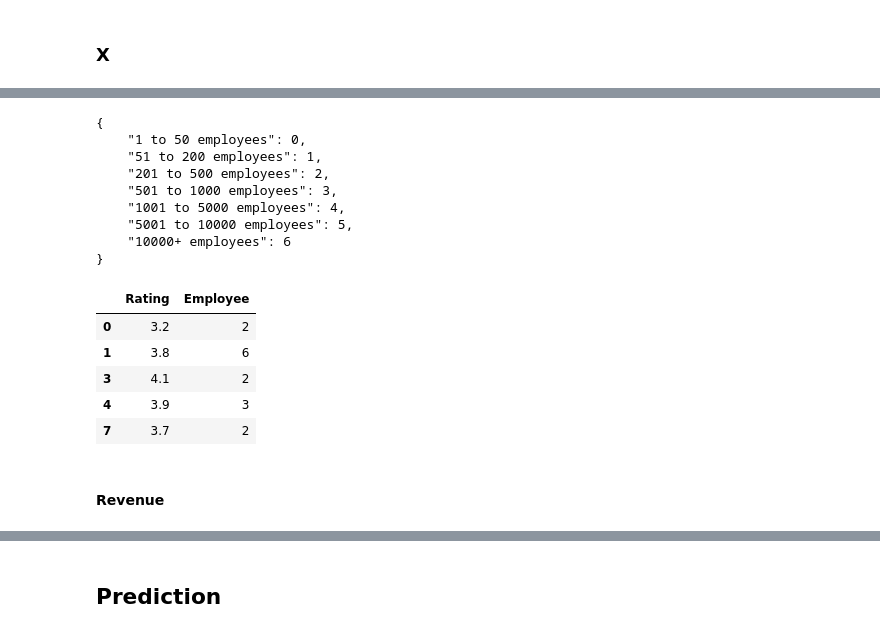
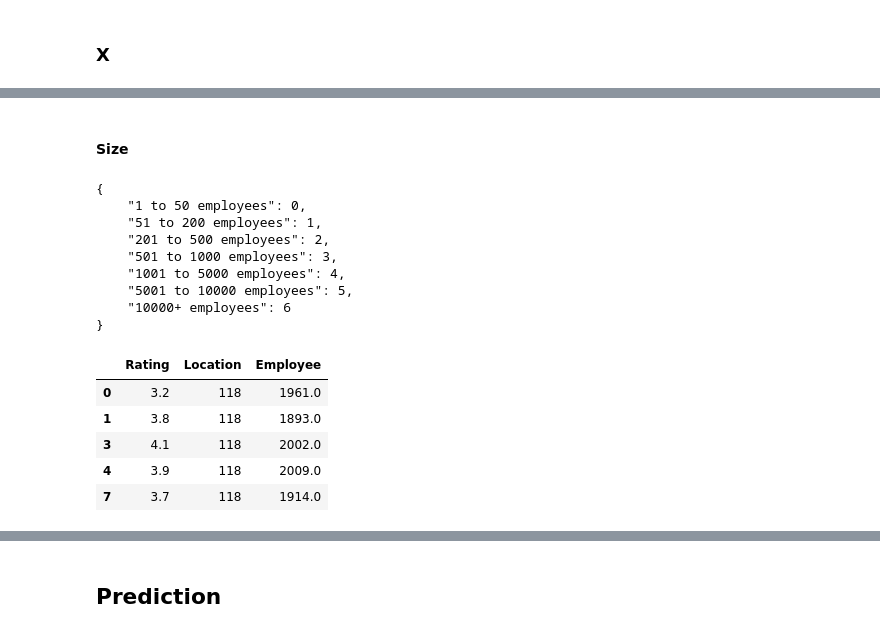
Before and after one commit to xiaoming857/data_analyst_jobs_analysis, a Jupyter notebook: main.ipynb, the cells around one changed output, grey strips where cells are left out. Cells and saved outputs as stored; diff of their text form; code cells hidden in the pictures.

```diff
--- a/main.ipynb
+++ b/main.ipynb
@@ -198,0 +200,9 @@ x.head()
+# %%
+# Location
+locations = np.sort(df[df.columns[3]].unique())
+replacement_index = {}
+for i in range(len(locations)):
+    replacement_index[locations[i]] = i
+x['Location'] = df[df.columns[3]].replace(replacement_index)
+print(json.dumps(replacement_index, indent=4))
+x.head()
@@ -199,28 +233,28 @@ x.head()
+# %% [markdown]
+#### Size
 # %%
 # Size
 sizes = list(df[df.columns[5]].unique())
 sizes.sort(key=lambda x: int(re.findall('\d+', x)[0]))
 replacement_index = {}
 for i in range(len(sizes)):
     replacement_index[sizes[i]] = i
-x['Employee'] = df[df.columns[5]].replace(replacement_index)
+x['Employee'] = df[df.columns[6]].replace(replacement_index)
 print(json.dumps(replacement_index, indent=4))
 x.head()
 # %% [output]
 {
     "1 to 50 employees": 0,
     "51 to 200 employees": 1,
     "201 to 500 employees": 2,
     "501 to 1000 employees": 3,
     "1001 to 5000 employees": 4,
     "5001 to 10000 employees": 5,
     "10000+ employees": 6
 }
-|  | Rating | Employee |
-| 0 | 3.2 | 2 |
-| 1 | 3.8 | 6 |
-| 3 | 4.1 | 2 |
-| 4 | 3.9 | 3 |
-| 7 | 3.7 | 2 |
+|  | Rating | Location | Employee |
+| 0 | 3.2 | 118 | 1961.0 |
+| 1 | 3.8 | 118 | 1893.0 |
+| 3 | 4.1 | 118 | 2002.0 |
+| 4 | 3.9 | 118 | 2009.0 |
+| 7 | 3.7 | 118 | 1914.0 |
-# %% [markdown]
-#### Revenue
```
Also changed, not shown: parts of 32 cells of this notebook, 1 other file.
